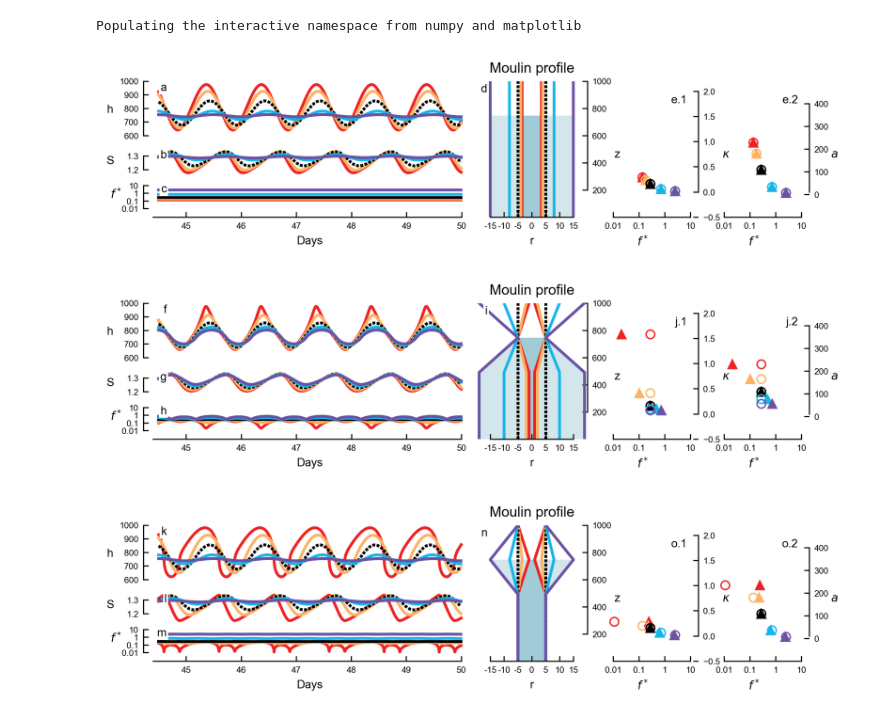
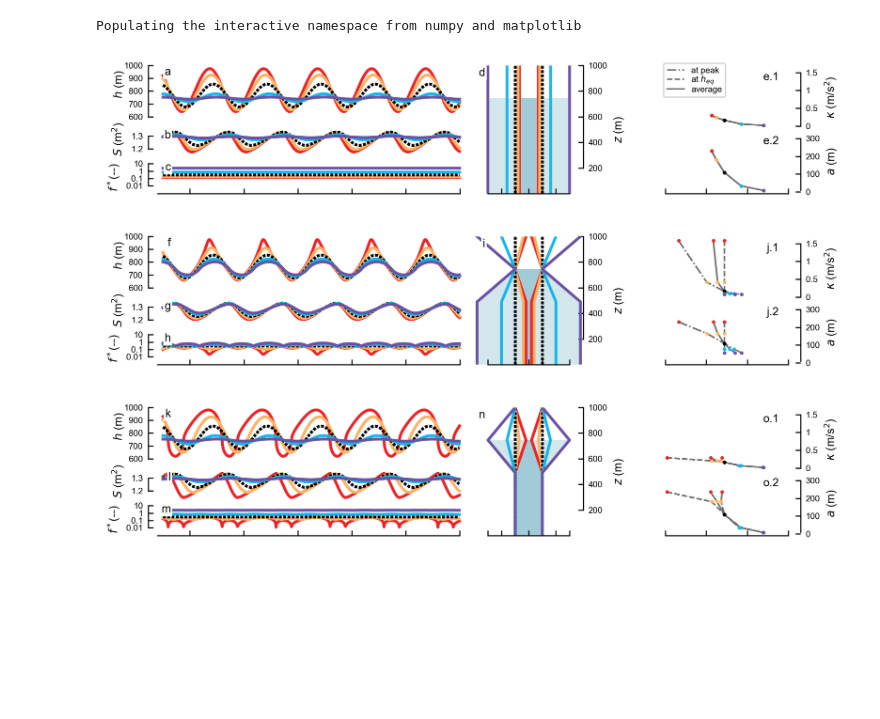
Before and after one commit to cctrunz/ModelRepo_MoulinShapeStoragePaper, a Jupyter notebook: Oscillating_Qin/OscillationRecharge_Figures-Parameters-For-JGR.ipynb, the cells around one changed output. Cells and saved outputs as stored; diff of their text form; code cells hidden in the pictures; blank space fills up the shorter version.

Commit message:
add average f in oscillating graph for revision

```diff
--- a/Oscillating_Qin/OscillationRecharge_Figures-Parameters-For-JGR.ipynb
+++ b/Oscillating_Qin/OscillationRecharge_Figures-Parameters-For-JGR.ipynb
@@ -438,8 +458,8 @@ ax1 = fig.add_subplot(grid[0:2, :3])#,xticklabels=[]
 ax2 = fig.add_subplot(grid[0:, 3])#, sharey=ax1)# , yticklabels=[])
 ax3 = fig.add_subplot(grid[2, :3], sharex=ax1)
 ax4 = fig.add_subplot(grid[3, :3], sharex=ax1)
-ax5 = fig.add_subplot(grid[0:, 4])
-ax6 = fig.add_subplot(grid[0:, 5])
+ax5 = fig.add_subplot(grid[0:2, 4:])
+ax6 = fig.add_subplot(grid[2:4, 4:])
 #ax5 = fig.add_subplot(grid[0:2, 3])
 #ax6 = fig.add_subplot(grid[2:4, 3], sharex=ax5)
 #ax7 = fig.add_subplot(grid[0:2, 4])
@@ -450,6 +470,12 @@ polygon_1 = [[-r_elsevec[-1], r_elsevec[-1], r_elsevec[-1], -r_elsevec[-1]]
 
 polygon_2 = [[-r_elsevec[0], r_elsevec[0], r_elsevec[0], -r_elsevec[0] ]
              ,[0, 0, h_eq, h_eq]]
+
+d2hd_max_vec = []
+a_vec = []
+f_heq_vec = []
+f_minmax_vec = []
+f_average_vec = []
 
 for i,r_else in zip(range(len(r_elsevec)),r_elsevec): #for diamond
 
@@ -476,35 +502,52 @@ for i,r_else in zip(range(len(r_elsevec)),r_elsevec): #for diamond
     Qin = R_func(td)
     Qout = calculate_Qout(Sd,hd)
     QQ = Qin-Qout
     dt = calculate_dt(td)
     dhdt = dydt(hd)
     dadt = dhdt/dt
 
     dfdt = df_dt(f,td)
     dfdz_up = df_dz_up(f,z_moulin,h_eq)
 
     a = calculate_amplitude(hd,h_eq)
     f_heq = calculate_f(h_eq)
+
+    d2hd_max_vec.append(d2hd_max)
+    a_vec.append(a)
+    f_heq_vec.append(f_heq)
+    f_minmax_vec.append(f_minmax)
+    f_average_vec.append((f_heq+f_minmax)/2)
     #plt.plot(td,dhdt)
     #plt.plot(td,dadt)
     plot_complex_fig(idx5[0],idx5[1],QQ)
 
     #plt.plot(f_minmax,amplitude,'o')
 
     resdic ={'z_moulin':z_moulin, 'r_moulin':r_moulin,\
               'hd':hd, 'Sd':Sd, 'td':td, 'f':f,\
               'AR':AR, 'Qin':Qin, 'Qout':Qout}
     reslist.append(resdic)
 
 
+elements = [Line2D([0], [0], color='dimgrey', ls='-.', lw=1, label='at peak'),
+            Line2D([0], [0], color='dimgrey', ls='--', lw=1, label='at $h_{eq}$'),
+            Line2D([0], [0], color='dimgrey', ls='-',  lw=1, label='average')]
+ax5.legend(handles=elements, loc=2, bbox_to_anchor=(0.35, 1.1), labelspacing=0,  prop={'size': 6})
+
+#ax2.text(1.2, 1.15, '$z$ (m)', ha='right', va='top', transform=ax2.transAxes,fontsize=8,
+#         bbox=dict(facecolor='white', edgecolor='none', pad=1.0))
+#ax5.text(1.2, 1.15,'$\kappa$ (m/s$^2$)', ha='right', va='top', transform=ax5.transAxes,fontsize=8,
+#         bbox=dict(facecolor='white', edgecolor='none', pad=1.0))
+#ax6.text(1.15, 1.15, '$a$ (m)', ha='right', va='top', transform=ax6.transAxes,fontsize=8,
+#         bbox=dict(facecolor='white', edgecolor='none', pad=1.0))
 
 add_letters(a='a',b='b',c='c',d='d',e='e.1',f='e.2',g='e.3',h='e.4')
-add_label(position='none')
+add_label(position='middle')
 
 
 plt.savefig('Figures/OR_cylinder.pdf')
 # %% [output]
-[figure, old version]
+[figure, new version]
 # %%
 ## LOSANGE [1,2,5,10,19]
 r_heq = 5 #7
@@ -531,8 +574,8 @@ ax1 = fig.add_subplot(grid[0:2, :3])#,xticklabels=[]
 ax2 = fig.add_subplot(grid[0:, 3])#, sharey=ax1)# , yticklabels=[])
 ax3 = fig.add_subplot(grid[2, :3], sharex=ax1)
 ax4 = fig.add_subplot(grid[3, :3], sharex=ax1)
-ax5 = fig.add_subplot(grid[0:, 4])
-ax6 = fig.add_subplot(grid[0:, 5])
+ax5 = fig.add_subplot(grid[0:2, 4:])
+ax6 = fig.add_subplot(grid[2:4, 4:])
 #ax5 = fig.add_subplot(grid[0:2, 3])
 #ax6 = fig.add_subplot(grid[2:4, 3], sharex=ax5)
 #ax7 = fig.add_subplot(grid[0:2, 4])
@@ -543,6 +586,12 @@ polygon_1 = [[-r_elsevec[-1], r_elsevec[-1], r_elsevec[-1], r_heq, -r_heq, -r_el
 
 polygon_2 = [[-r_elsevec[0], r_elsevec[0], r_elsevec[0], r_heq, -r_heq, -r_elsevec[0]]
              ,[0, 0, h_eq-dh1, h_eq, h_eq, h_eq-dh1]]
+
+d2hd_max_vec = []
+a_vec = []
+f_heq_vec = []
+f_minmax_vec = []
+f_average_vec = []
 
 for i,r_else in zip(range(len(r_elsevec)),r_elsevec): #for diamond
     tmp = diamond(dh1,dh2, r_else)
@@ -576,6 +625,12 @@ for i,r_else in zip(range(len(r_elsevec)),r_elsevec): #for diamond
     a = calculate_amplitude(hd,h_eq)
     f_heq = calculate_f(h_eq)
 
+    d2hd_max_vec.append(d2hd_max)
+    a_vec.append(a)
+    f_heq_vec.append(f_heq)
+    f_minmax_vec.append(f_minmax)
+    f_average_vec.append((f_heq+f_minmax)/2)
+
     plot_complex_fig(idx5[0],idx5[1],dhdt)
 
     resdic ={'z_moulin':z_moulin, 'r_moulin':r_moulin,\
@@ -584,12 +639,13 @@ for i,r_else in zip(range(len(r_elsevec)),r_elsevec): #for diamond
     reslist.append(resdic)
 
 
+
 add_letters(a='f',b='g',c='h',d='i',e='j.1',f='j.2',g='j.3',h='j.4')
-add_label(position='none')
+add_label(position='middle')
 
-plt.savefig('Figures/OR_lozange_heq5m.pdf',mode='rgb')
+plt.savefig('Figures/OR_lozange_heq5m.pdf')
 # %% [output]
-[figure, old version]
+[figure, new version]
 # %%
 ## LOSANGE fix at elsevec [1,3.5,5,8,15]
 #r_heqvec= [1,3,5,15]#[1,3,5,7,10,15] #4colors
@@ -609,8 +665,8 @@ ax1 = fig.add_subplot(grid[0:2, :3])#,xticklabels=[]
 ax2 = fig.add_subplot(grid[0:, 3])#, sharey=ax1)# , yticklabels=[])
 ax3 = fig.add_subplot(grid[2, :3], sharex=ax1)
 ax4 = fig.add_subplot(grid[3, :3], sharex=ax1)
-ax5 = fig.add_subplot(grid[0:, 4])
-ax6 = fig.add_subplot(grid[0:, 5])
+ax5 = fig.add_subplot(grid[0:2, 4:])
+ax6 = fig.add_subplot(grid[2:4, 4:])
 #ax5 = fig.add_subplot(grid[0:2, 3])
 #ax6 = fig.add_subplot(grid[2:4, 3], sharex=ax5)
 #ax7 = fig.add_subplot(grid[0:2, 4])
@@ -621,6 +677,12 @@ polygon_1 = [[-r_else, r_else, r_else, r_heqvec[-1], -r_heqvec[-1], -r_else]
 
 polygon_2 = [[-r_else, r_else, r_else, r_heqvec[0], -r_heqvec[0], -r_else]
              ,[0, 0, h_eq-dh1, h_eq, h_eq, h_eq-dh1]]
+
+d2hd_max_vec = []
+a_vec = []
+f_heq_vec = []
+f_minmax_vec = []
+f_average_vec = []
 
 for i,r_heq in zip(range(len(r_heqvec)),r_heqvec):
 
@@ -658,6 +720,12 @@ for i,r_heq in zip(range(len(r_heqvec)),r_heqvec):
     a = calculate_amplitude(hd,h_eq)
     f_heq = calculate_f(h_eq)
 
+    d2hd_max_vec.append(d2hd_max)
+    a_vec.append(a)
+    f_heq_vec.append(f_heq)
+    f_minmax_vec.append(f_minmax)
+    f_average_vec.append((f_heq+f_minmax)/2)
+
     plot_complex_fig(idx5[0],idx5[1],dadt)
 
     resdic ={'z_moulin':z_moulin, 'r_moulin':r_moulin,\
@@ -667,11 +735,11 @@ for i,r_heq in zip(range(len(r_heqvec)),r_heqvec):
 
 
 add_letters(a='k',b='l',c='m',d='n',e='o.1',f='o.2',g='o.3',h='o.4')
-add_label(position='none')
+add_label(position='middle')
 
 plt.savefig('Figures/OR_lozange_else5m.pdf')
 # %% [output]
-[figure, old version]
+[figure, new version]
 # %%
 ## LOSANGE  r_elsevec = [1,1.5,2,4,10] dif = 4
 
```
Also changed, not shown: parts of 10 cells of this notebook, 10 other files.
